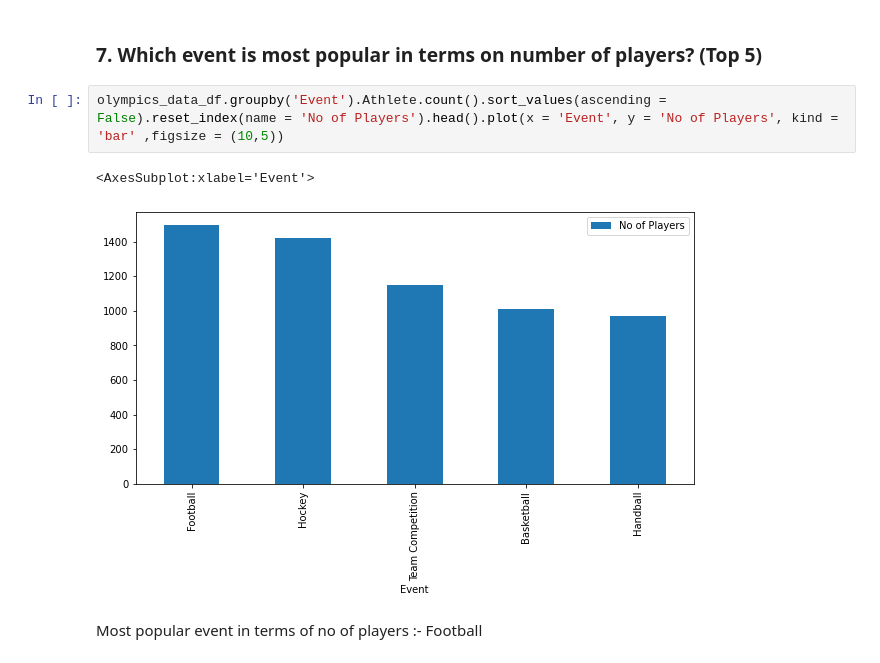
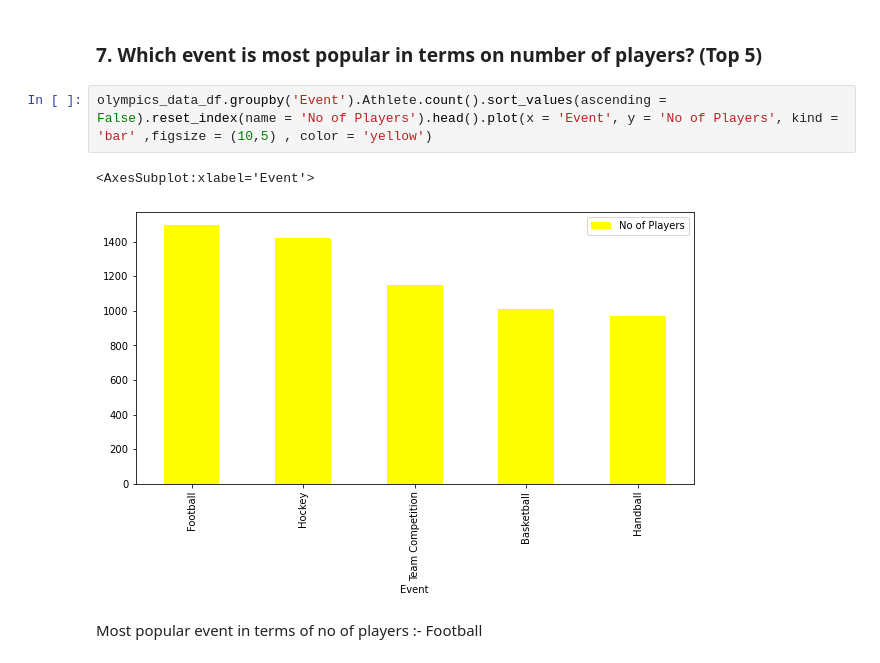
Before and after one commit to sid2020-devil/ETG-Summer-Olympics-Data-Analysis, a Jupyter notebook: Summer.ipynb, the cells around one changed output. Saved outputs shown, nothing was run; the diff lists cells and outputs as text.

```diff
--- a/Summer.ipynb
+++ b/Summer.ipynb
@@ -77,10 +77,10 @@ Year in which India won its first gold medal :- 1928
 # %% [markdown]
 ### 7. Which event is most popular in terms on number of players? (Top 5)
 # %%
-olympics_data_df.groupby('Event').Athlete.count().sort_values(ascending = False).reset_index(name = 'No of Players').head().plot(x = 'Event', y = 'No of Players', kind = 'bar' ,figsize = (10,5))
+olympics_data_df.groupby('Event').Athlete.count().sort_values(ascending = False).reset_index(name = 'No of Players').head().plot(x = 'Event', y = 'No of Players', kind = 'bar' ,figsize = (10,5) , color = 'yellow')
 # %% [output]
 <AxesSubplot:xlabel='Event'>
-[figure, old version]
+[figure, new version]
 # %% [markdown]
 Most popular event in terms of no of players :- Football
 # %% [markdown]
```
Also changed, not shown: parts of 4 cells of this notebook.
